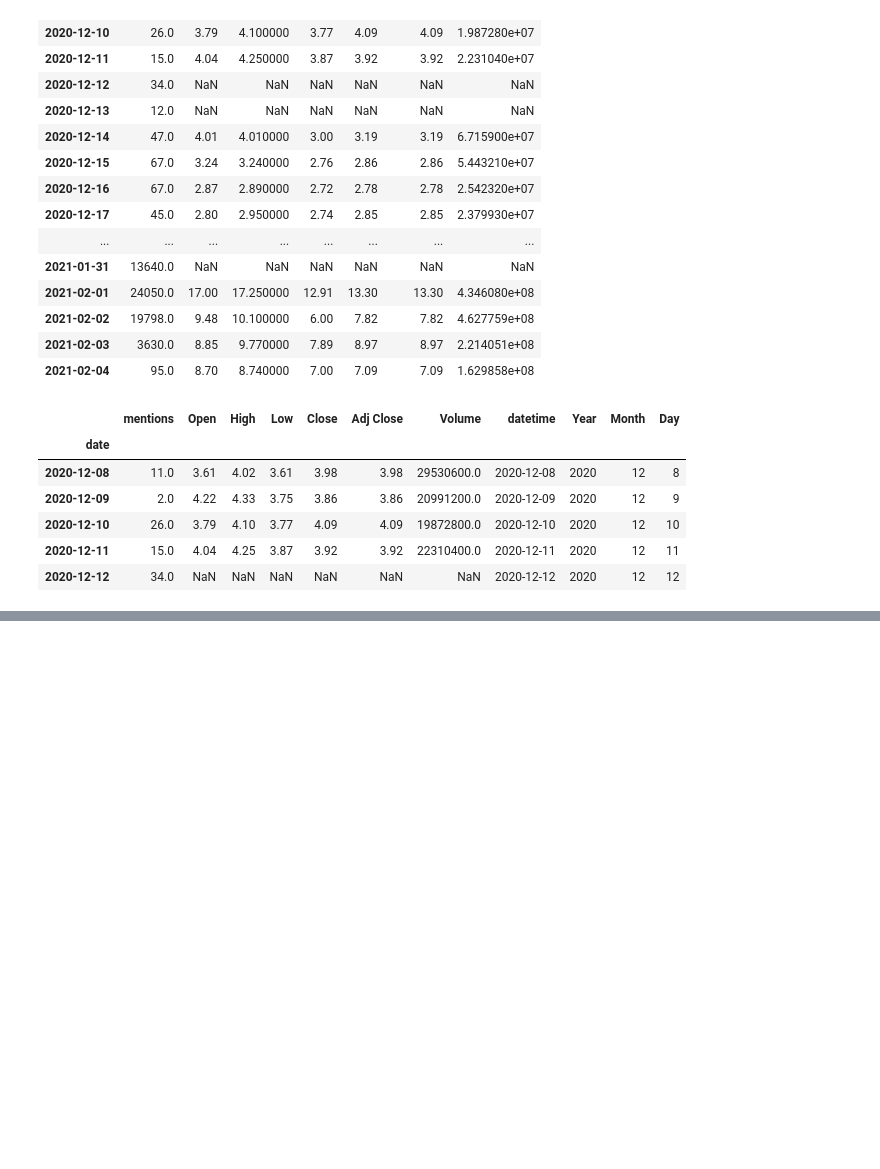
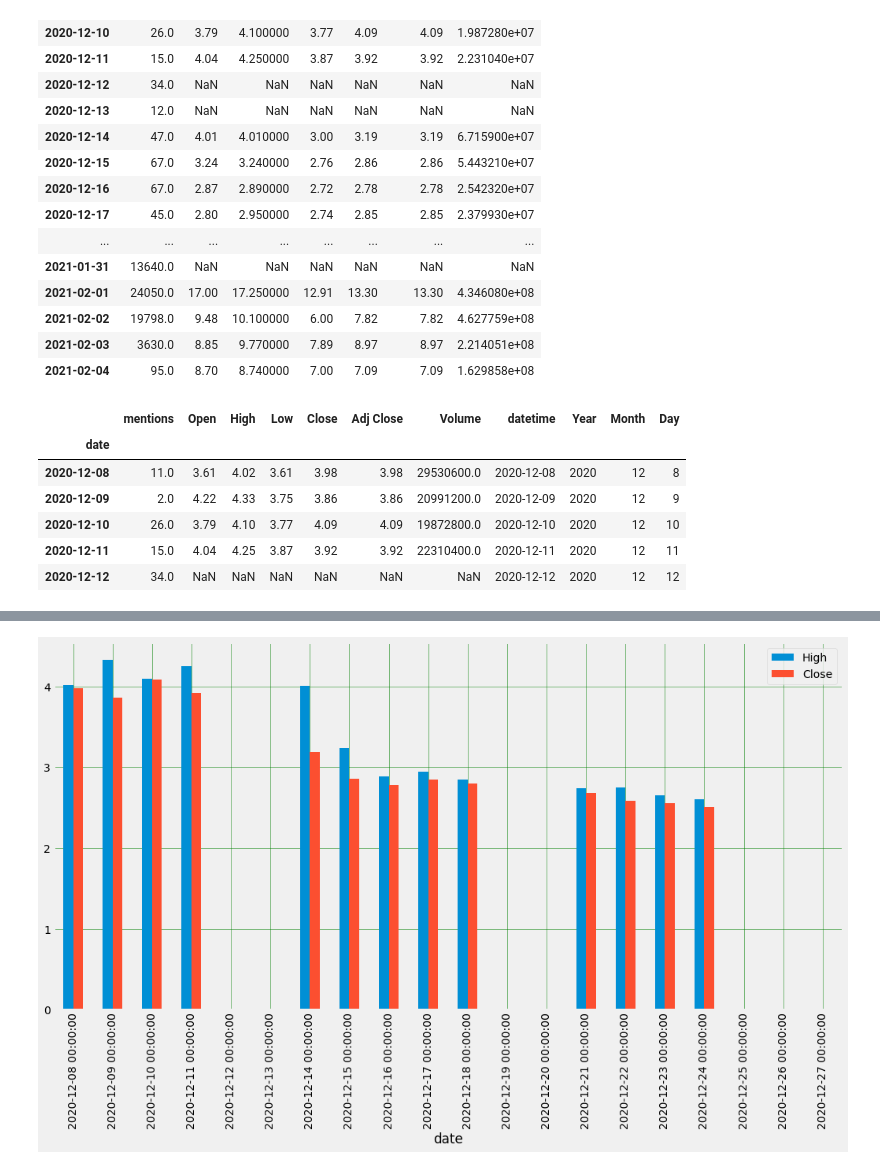
Before and after one commit to tylersojka/Final_Project_WSB, a Jupyter notebook: Machine learning/Linear Regression ML.ipynb, the cells around one changed output, grey strips where cells are left out. Cells and saved outputs as stored; diff of their text form; code cells hidden in the pictures; blank space fills up the shorter version.

```diff
--- a/Machine learning/Linear Regression ML.ipynb
+++ b/Machine learning/Linear Regression ML.ipynb
@@ -137,0 +133,8 @@ y = amc_result.iloc[:, 1]
+# %%
+#Plot High vs Close
+amc_result[['High','Close']].head(20).plot(kind='bar',figsize=(16,8))
+plt.grid(which='major', linestyle='-', linewidth='0.5', color='green')
+plt.grid(which='minor', linestyle=':', linewidth='0.5', color='black')
+plt.show()
+# %% [output]
+[figure, added]
```
Also changed, not shown: parts of 19 cells of this notebook.
